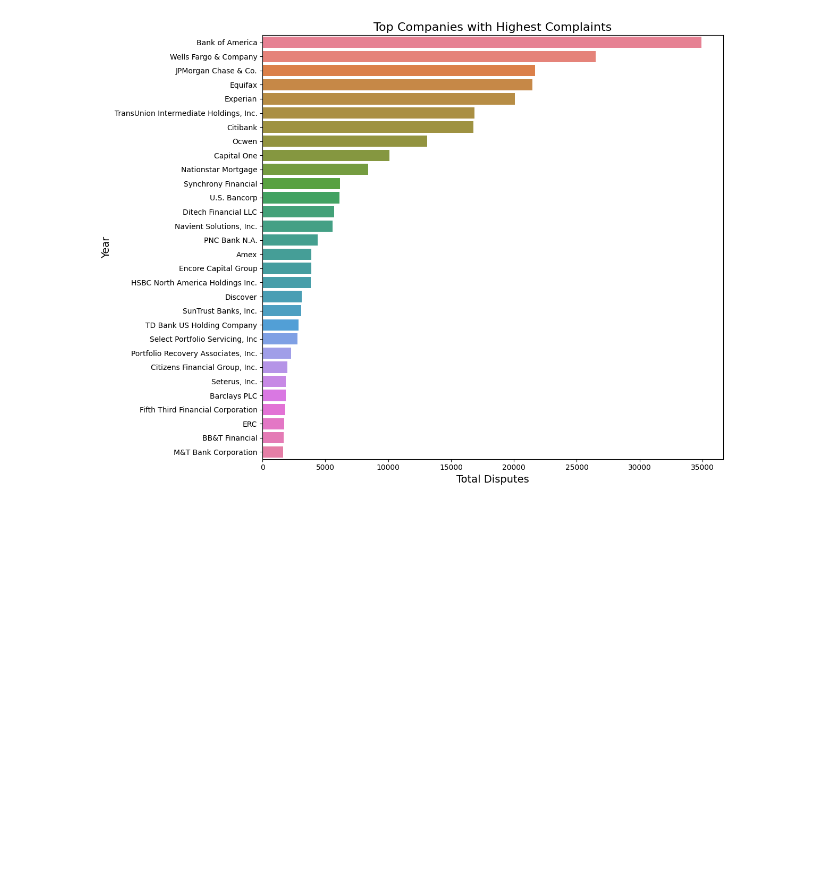
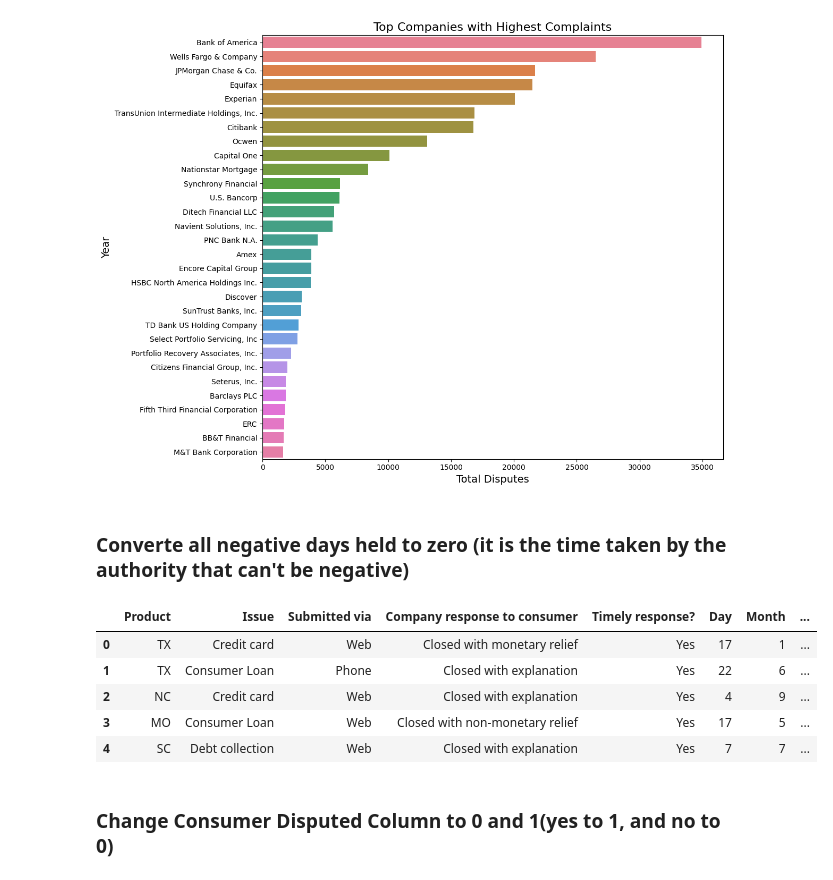
Before and after one commit to krutika-shimpi/Edureka_Internship_Assigments_solved, a Jupyter notebook: Mini_project_2/Mini_project_2_Consumer_Complaint_Resolution_Analysis.ipynb, the cells around one changed output. Cells and saved outputs as stored; diff of their text form; code cells hidden in the pictures; blank space fills up the shorter version.

```diff
--- a/Mini_project_2/Mini_project_2_Consumer_Complaint_Resolution_Analysis.ipynb
+++ b/Mini_project_2/Mini_project_2_Consumer_Complaint_Resolution_Analysis.ipynb
@@ -533,3 +542,5 @@ plt.tight_layout()
 plt.show()
 # %% [output]
 [figure]
+# %% [markdown]
+### Converte all negative days held to zero (it is the time taken by the authority that can't be negative)
@@ -535,0 +550,14 @@ plt.show()
+# %%
+# Drop Unnecessary Columns for the Model Building like:'Company', 'State', 'Year_Received', 'Days_held'
+train_data.drop(['Company', 'State', 'Year', 'Days held'], axis  = 1 , inplace = True)
+test_data.drop(['Company', 'State', 'Year', 'Days held'], axis  = 1 , inplace = True)
+test_data.head()
+# %% [output]
+|  | Product | Issue | Submitted via | Company response to consumer | Timely response? | Day | Month | ... |
+| 0 | TX | Credit card | Web | Closed with monetary relief | Yes | 17 | 1 | ... |
+| 1 | TX | Consumer Loan | Phone | Closed with explanation | Yes | 22 | 6 | ... |
+| 2 | NC | Credit card | Web | Closed with explanation | Yes | 4 | 9 | ... |
+| 3 | MO | Consumer Loan | Web | Closed with non-monetary relief | Yes | 17 | 5 | ... |
+| 4 | SC | Debt collection | Web | Closed with explanation | Yes | 7 | 7 | ... |
+# %% [markdown]
+### Change Consumer Disputed Column to 0 and 1(yes to 1, and no to 0)
```
Also changed, not shown: parts of 15 cells of this notebook.
